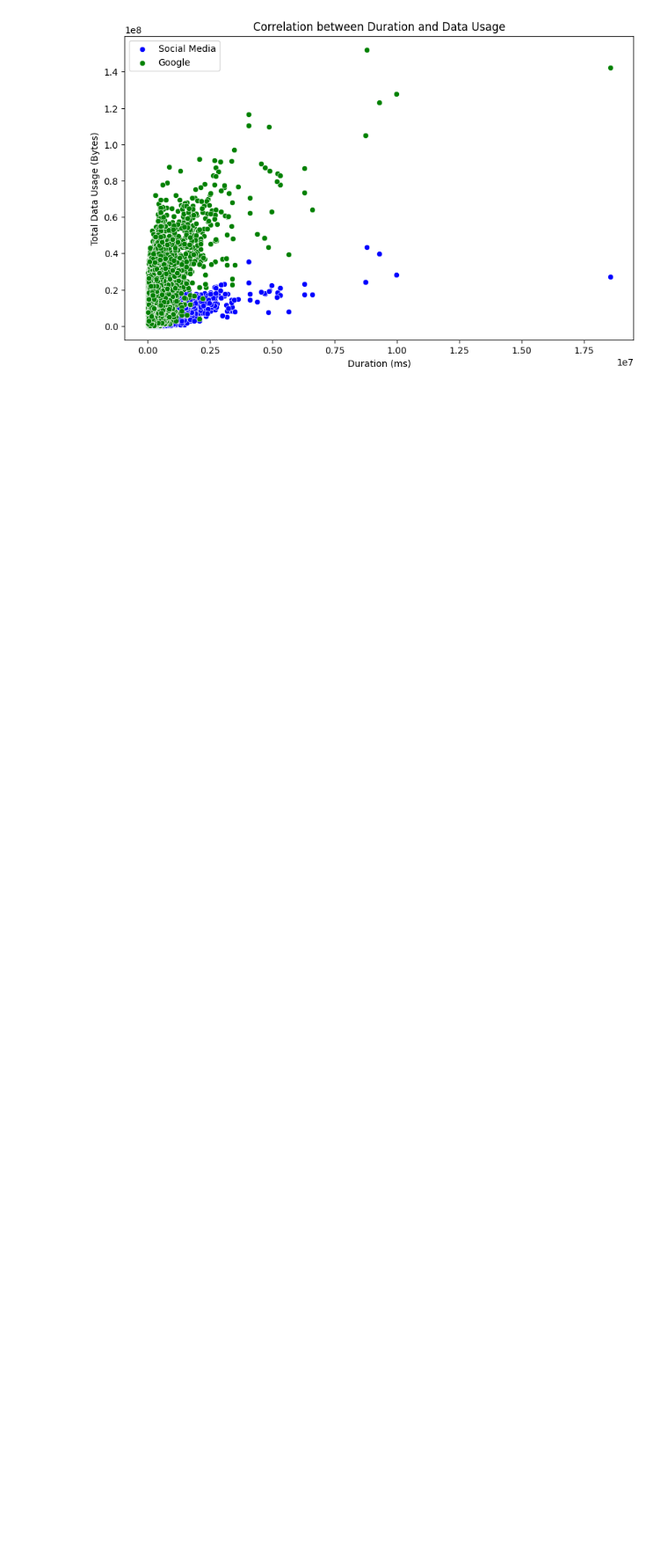
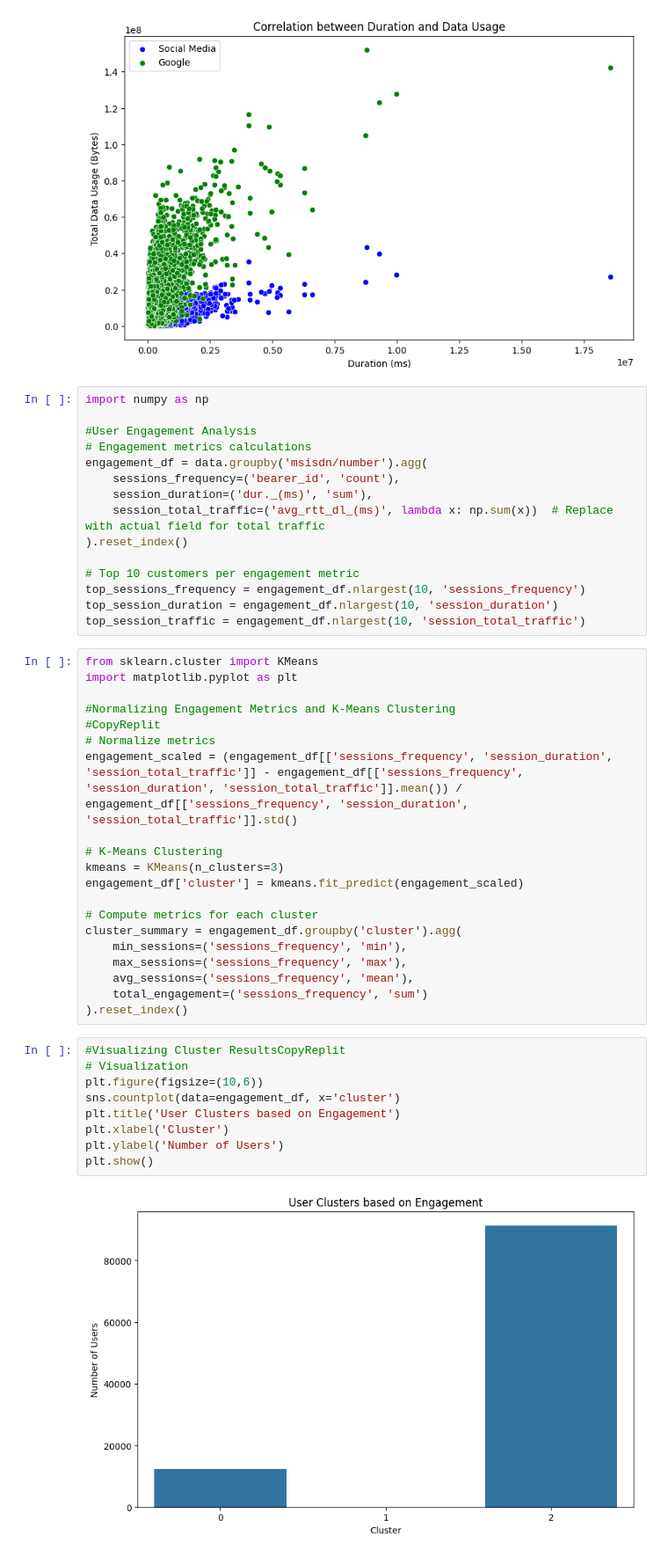
Before and after one commit to malzbanker/AIM-WEEK-2, a Jupyter notebook: notebooks/eda.ipynb, the cells around one changed output. Shown: that part at 88% size. Cells and saved outputs as stored; diff of their text form; blank space fills up the shorter version.

Commit message:
User Engagement Analysis

```diff
--- a/notebooks/eda.ipynb
+++ b/notebooks/eda.ipynb
@@ -427,3 +427,49 @@ plt.show()
 [figure]
 [figure]
 [figure]
+# %%
+import numpy as np
+
+#User Engagement Analysis
+# Engagement metrics calculations
+engagement_df = data.groupby('msisdn/number').agg(
+    sessions_frequency=('bearer_id', 'count'),
+    session_duration=('dur._(ms)', 'sum'),
+    session_total_traffic=('avg_rtt_dl_(ms)', lambda x: np.sum(x))  # Replace with actual field for total traffic
+).reset_index()
+
+# Top 10 customers per engagement metric
+top_sessions_frequency = engagement_df.nlargest(10, 'sessions_frequency')
+top_session_duration = engagement_df.nlargest(10, 'session_duration')
+top_session_traffic = engagement_df.nlargest(10, 'session_total_traffic')
+# %%
+from sklearn.cluster import KMeans
+import matplotlib.pyplot as plt
+
+#Normalizing Engagement Metrics and K-Means Clustering
+#CopyReplit
+# Normalize metrics
+engagement_scaled = (engagement_df[['sessions_frequency', 'session_duration', 'session_total_traffic']] - engagement_df[['sessions_frequency', 'session_duration', 'session_total_traffic']].mean()) / engagement_df[['sessions_frequency', 'session_duration', 'session_total_traffic']].std()
+
+# K-Means Clustering
+kmeans = KMeans(n_clusters=3)
+engagement_df['cluster'] = kmeans.fit_predict(engagement_scaled)
+
+# Compute metrics for each cluster
+cluster_summary = engagement_df.groupby('cluster').agg(
+    min_sessions=('sessions_frequency', 'min'),
+    max_sessions=('sessions_frequency', 'max'),
+    avg_sessions=('sessions_frequency', 'mean'),
+    total_engagement=('sessions_frequency', 'sum')
+).reset_index()
+# %%
+#Visualizing Cluster ResultsCopyReplit
+# Visualization
+plt.figure(figsize=(10,6))
+sns.countplot(data=engagement_df, x='cluster')
+plt.title('User Clusters based on Engagement')
+plt.xlabel('Cluster')
+plt.ylabel('Number of Users')
+plt.show()
+# %% [output]
+[figure, added]
```
Also changed, not shown: parts of 3 cells of this notebook.
